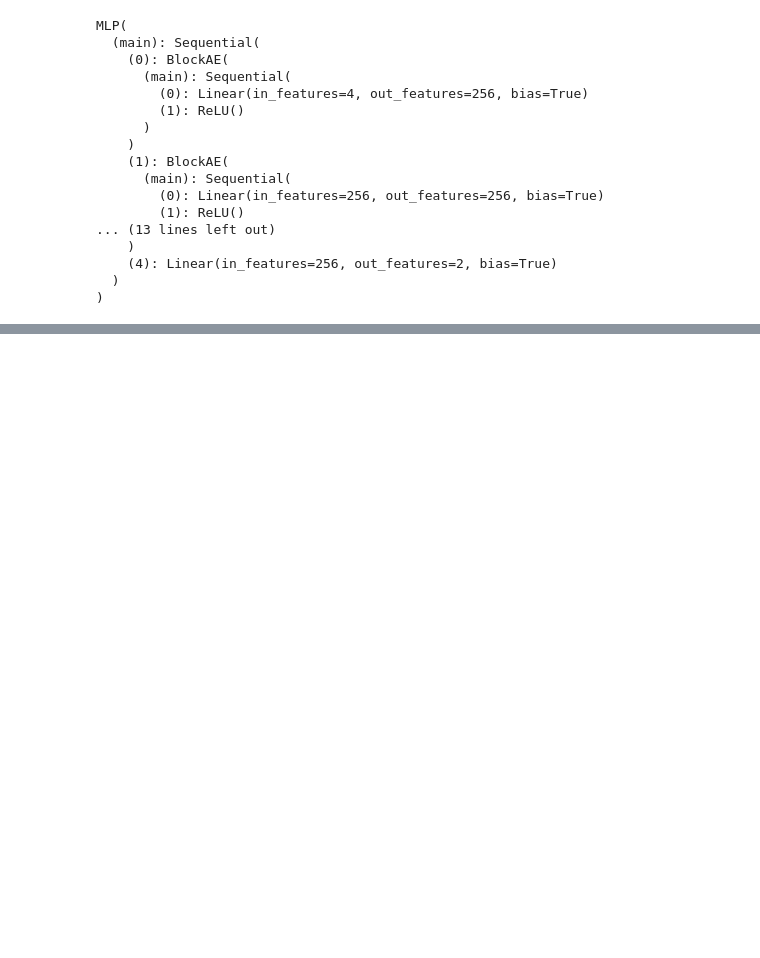
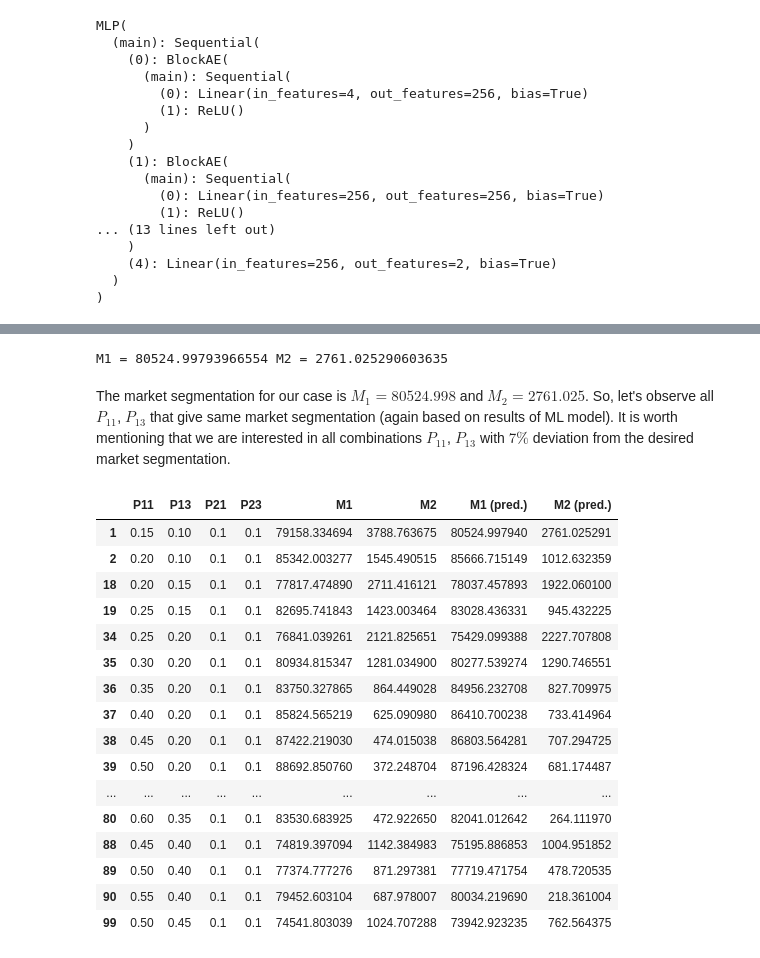
Before and after one commit to DanisAlukaev/Simulation-Modelling, a Jupyter notebook: Assignment 2/Solution.ipynb, the cells around one changed output, grey strips where cells are left out. Drawn from its saved outputs; the diff is of its cells as text; code cells hidden in the pictures; blank space fills up the shorter version.

```diff
--- a/Assignment 2/Solution.ipynb
+++ b/Assignment 2/Solution.ipynb
@@ -471,0 +516,40 @@ df
+# %%
+def get_snapshot(df):
+    data = df[(abs(df["P21"] - p21) < tol) & (abs(df["P23"] - p23) < tol)]
+    data["M1 (pred.)"] = data.apply(lambda x: inferenced(torch.tensor([x['P11'], x['P13'], x['P21'], x['P23']]).double()).detach().numpy()[0], axis=1)
+    data["M2 (pred.)"] = data.apply(lambda x: inferenced(torch.tensor([x['P11'], x['P13'], x['P21'], x['P23']]).double()).detach().numpy()[1], axis=1)
+    return data
+# %%
+data = get_snapshot(df)
+# %%
+def get_market_seg(data, tol=1e-5, total=1e5):
+    _M1, _M2 = data[(abs(data["P11"] - p11) < tol) & (abs(data["P13"] - p13) < tol)].reset_index().iloc[0][["M1 (pred.)", "M2 (pred.)"]]
+    return _M1, _M2
+# %%
+M1, M2 = get_market_seg(data)
+print(f"M1 = {M1} M2 = {M2}")
+# %% [output]
+M1 = 80524.99793966554 M2 = 2761.025290603635
+# %% [markdown]
+The market segmentation for our case is $M_1=80524.998$ and $M_2=2761.025$. So, let's observe all $P_{11}$, $P_{13}$ that give same market segmentation (again based on results of ML model). It is worth mentioning that we are interested in all combinations $P_{11}$, $P_{13}$ with $7\%$ deviation from the desired market segmentation.
+# %%
+TOTAL = 1e5
+data[(abs(data["M1 (pred.)"] - M1) / TOTAL < 0.07) & (abs(data["M2 (pred.)"] - M2) / TOTAL  < 0.07)]
+# %% [output]
+|  | P11 | P13 | P21 | P23 | M1 | M2 | M1 (pred.) | M2 (pred.) |
+| 1 | 0.15 | 0.10 | 0.1 | 0.1 | 79158.334694 | 3788.763675 | 80524.997940 | 2761.025291 |
+| 2 | 0.20 | 0.10 | 0.1 | 0.1 | 85342.003277 | 1545.490515 | 85666.715149 | 1012.632359 |
+| 18 | 0.20 | 0.15 | 0.1 | 0.1 | 77817.474890 | 2711.416121 | 78037.457893 | 1922.060100 |
+| 19 | 0.25 | 0.15 | 0.1 | 0.1 | 82695.741843 | 1423.003464 | 83028.436331 | 945.432225 |
+| 34 | 0.25 | 0.20 | 0.1 | 0.1 | 76841.039261 | 2121.825651 | 75429.099388 | 2227.707808 |
+| 35 | 0.30 | 0.20 | 0.1 | 0.1 | 80934.815347 | 1281.034900 | 80277.539274 | 1290.746551 |
+| 36 | 0.35 | 0.20 | 0.1 | 0.1 | 83750.327865 | 864.449028 | 84956.232708 | 827.709975 |
+| 37 | 0.40 | 0.20 | 0.1 | 0.1 | 85824.565219 | 625.090980 | 86410.700238 | 733.414964 |
+| 38 | 0.45 | 0.20 | 0.1 | 0.1 | 87422.219030 | 474.015038 | 86803.564281 | 707.294725 |
+| 39 | 0.50 | 0.20 | 0.1 | 0.1 | 88692.850760 | 372.248704 | 87196.428324 | 681.174487 |
+| ... | ... | ... | ... | ... | ... | ... | ... | ... |
+| 80 | 0.60 | 0.35 | 0.1 | 0.1 | 83530.683925 | 472.922650 | 82041.012642 | 264.111970 |
+| 88 | 0.45 | 0.40 | 0.1 | 0.1 | 74819.397094 | 1142.384983 | 75195.886853 | 1004.951852 |
+| 89 | 0.50 | 0.40 | 0.1 | 0.1 | 77374.777276 | 871.297381 | 77719.471754 | 478.720535 |
+| 90 | 0.55 | 0.40 | 0.1 | 0.1 | 79452.603104 | 687.978007 | 80034.219690 | 218.361004 |
+| 99 | 0.50 | 0.45 | 0.1 | 0.1 | 74541.803039 | 1024.707288 | 73942.923235 | 762.564375 |
```
Also changed, not shown: parts of 42 cells of this notebook, 3 other files.
